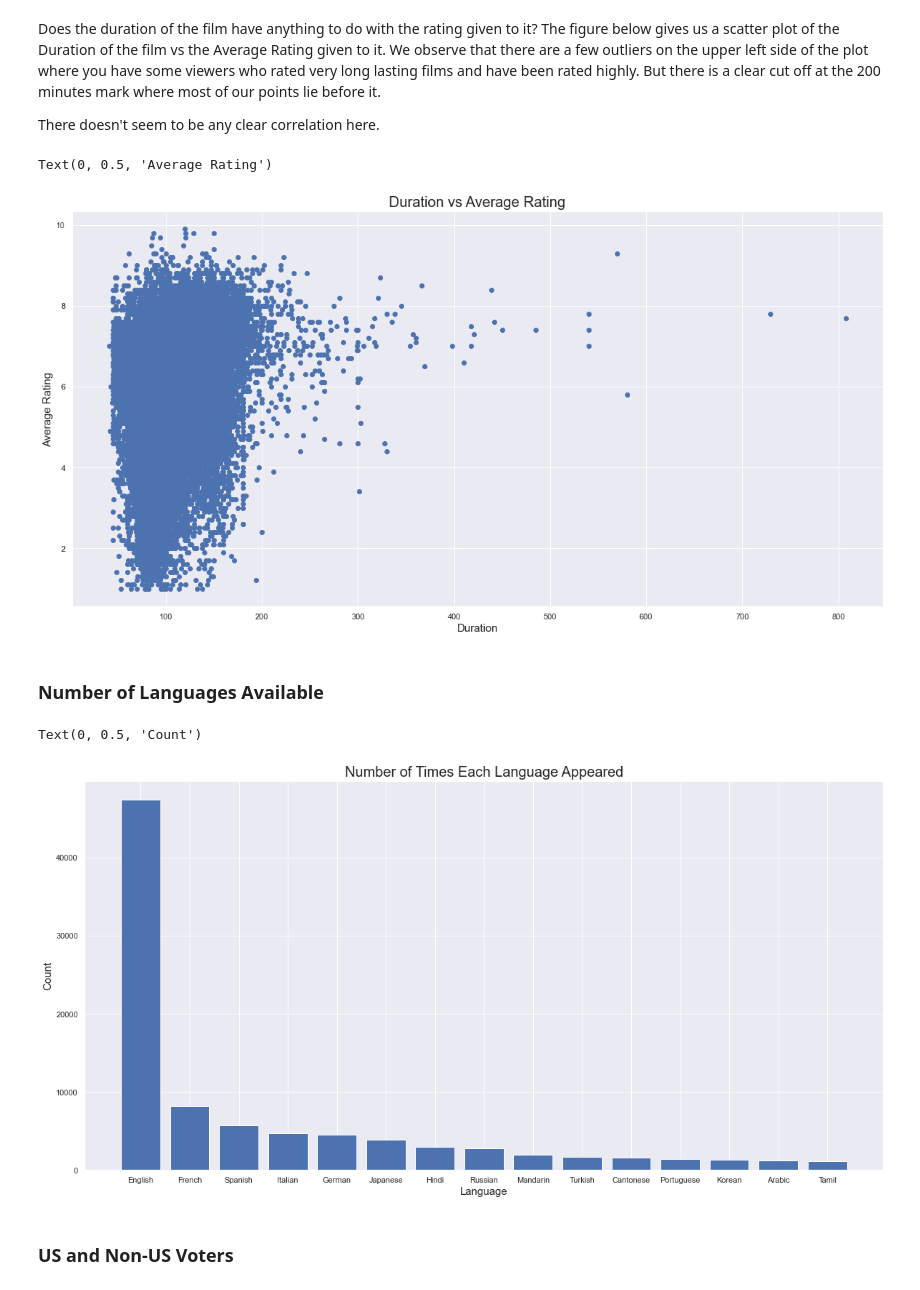
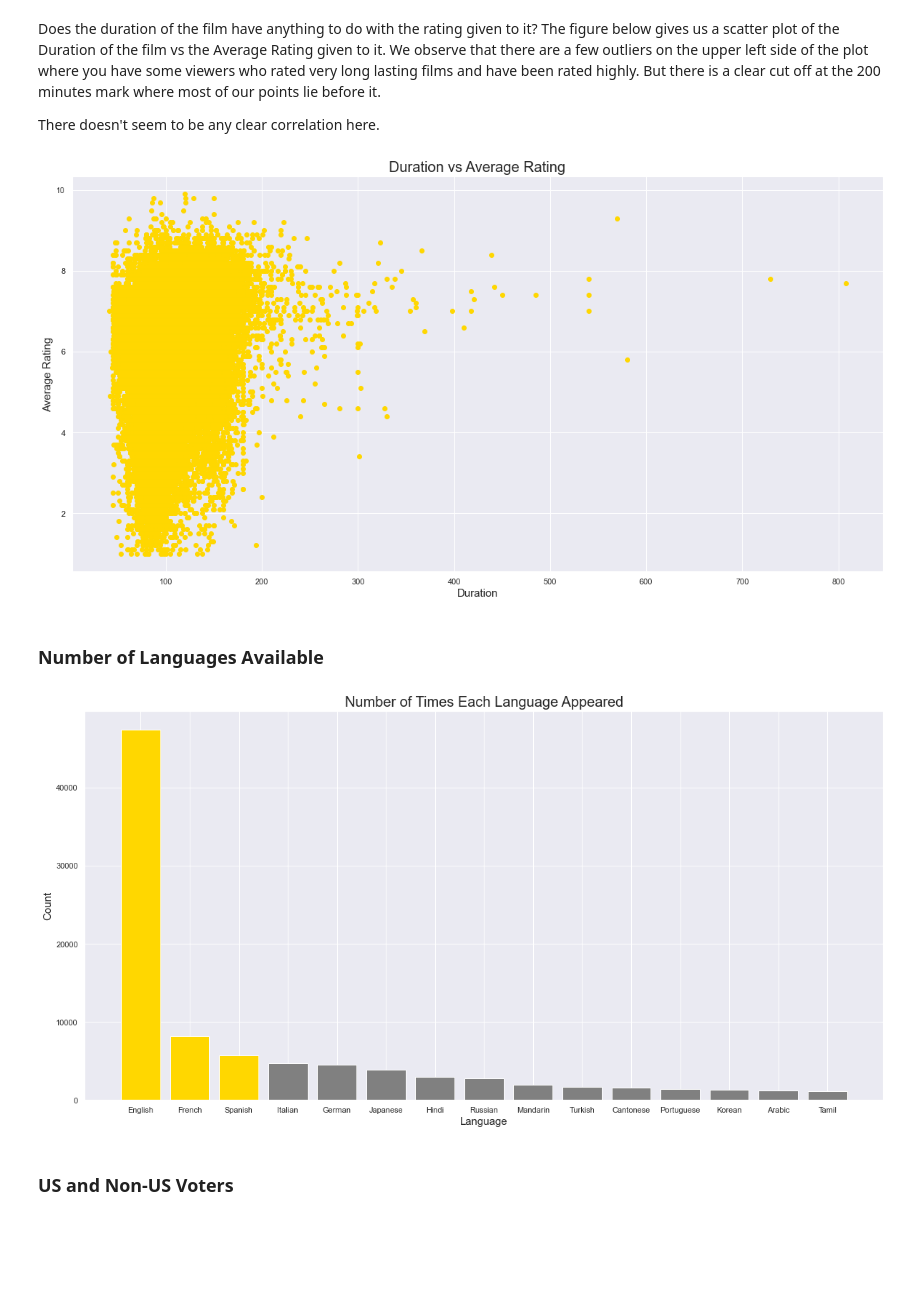
Before and after one commit to Shaheerairaj/IMDB-Movies-Recommendation, a Jupyter notebook: Project.ipynb, the cells around one changed output. Cells and saved outputs as stored; diff of their text form; code cells hidden in the pictures; blank space fills up the shorter version.

```diff
--- a/Project.ipynb
+++ b/Project.ipynb
@@ -363,0 +374,15 @@ dict_ratings
+# %%
+# Bin ratings
+ratings['bin'] = ratings['weighted_average_vote'].apply(np.floor)
+rat_grp = ratings.groupby('bin').count()['weighted_average_vote'].reset_index(name='Count')
+rat_grp['color'] = 'grey'
+rat_grp['color'].iloc[3:6] = 'gold'
+
+# Make donut plot
+plt.figure(figsize=plots['figuresize'])
+plt.pie(rat_grp['Count'],labels=rat_grp['bin'],colors=rat_grp['color'])
+my_circle=plt.Circle( (0,0), 0.7, color='white')
+p=plt.gcf()
+p.gca().add_artist(my_circle)
+plt.title('Percentage of Number of Ratings', fontdict=plots['fonttitle'])
+plt.savefig("../Images/Figure 5.jpg")
@@ -424,31 +467,28 @@ Does the duration of the film have anything to do with the rating given to it? T
 There doesn't seem to be any clear correlation here.
 # %%
 plt.figure(figsize=plots['figuresize'])
-plt.scatter('duration','avg_vote', data=movies)
+plt.scatter('duration','avg_vote', data=movies,color='gold')
 plt.title('Duration vs Average Rating', fontdict=plots['fonttitle'])
 plt.xlabel('Duration', fontdict=plots['fontlabel'])
 plt.ylabel('Average Rating', fontdict=plots['fontlabel'])
-
-#fig = ratings.scatter(df, x="duration", y="weighted_average_vote")
-#fig.update_layout(title={'text': f"Duration vs Average Rating", 'x': 0.5,
-#                             'xanchor': 'center', 'font': {'size': 20}})
-#fig.show()
+plt.savefig("../Images/Figure 9.jpg")
 # %% [output]
-Text(0, 0.5, 'Average Rating')
-[figure, old version]
+[figure, new version]
 # %% [markdown]
 ### Number of Languages Available
 # %%
 lang = get_count(movies_and_ratings,'language')
+lang['color'] = 'grey'
+lang['color'].iloc[:3] = 'gold'
 
 plt.figure(figsize=plots['figuresize'])
-plt.bar(height='count',x='language',data=lang.head(15))
+plt.bar(height='count',x='language',data=lang.head(15), color='color')
 plt.title('Number of Times Each Language Appeared', fontdict=plots['fonttitle'])
 plt.xlabel('Language', fontdict=plots['fontlabel'])
 plt.ylabel('Count', fontdict=plots['fontlabel'])
+plt.savefig("../Images/Figure 10.jpg")
 # %% [output]
-Text(0, 0.5, 'Count')
-[figure, old version]
+[figure, new version]
 # %% [markdown]
 ### US and Non-US Voters
 # %%
```
Also changed, not shown: parts of 13 cells of this notebook.
